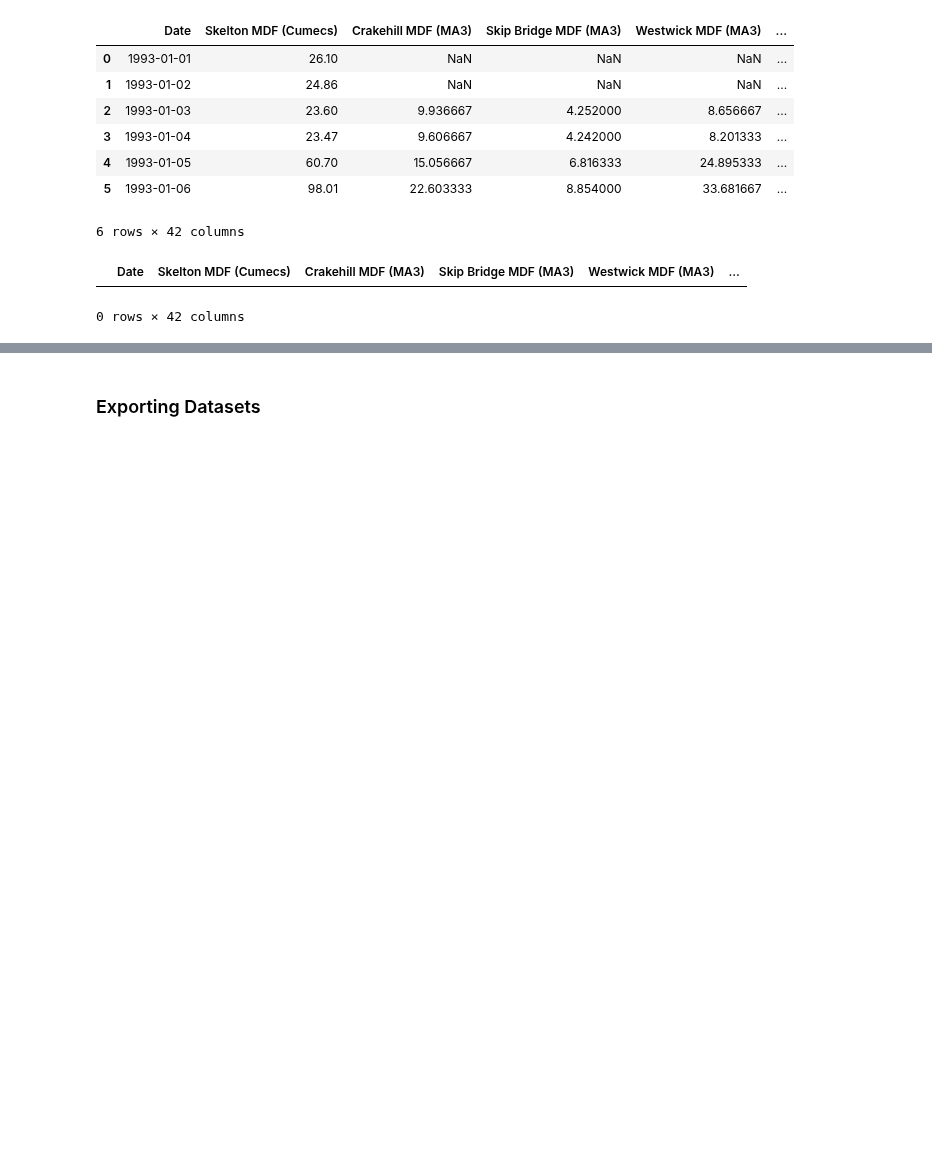
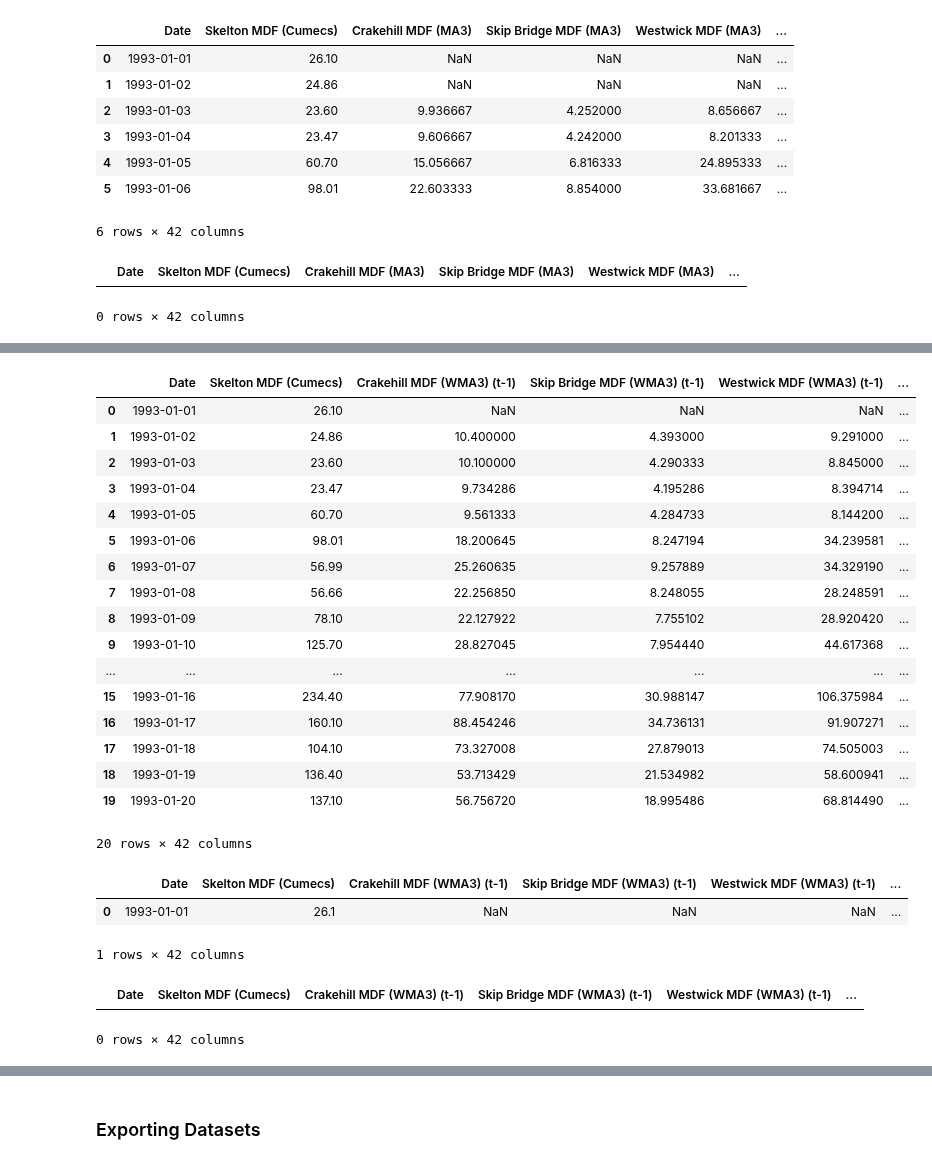
Before and after one commit to mhjp13/small-projects-ai, a Jupyter notebook: cob107/cw2/Data-Processing.ipynb, the cells around one changed output, grey strips where cells are left out. Cells and saved outputs as stored; diff of their text form; code cells hidden in the pictures; blank space fills up the shorter version.

```diff
--- a/cob107/cw2/Data-Processing.ipynb
+++ b/cob107/cw2/Data-Processing.ipynb
@@ -502,0 +688,6 @@ moving_avg_df[moving_avg_df.isna().any(axis=1)]
+# %%
+# Creating lagged weighted moving averages
+lagged_wma_df = pd.DataFrame()
+lagged_wma_df["Date"] = weighted_ma_df["Date"]
+lagged_wma_df[flow_cols[-1]] = weighted_ma_df[flow_cols[-1]]
+lagged_wma_df.head(20)
@@ -502,0 +712,45 @@ moving_avg_df[moving_avg_df.isna().any(axis=1)]
+# %%
+# Lagging weighted moving averages
+w_mdf_cols = list(weighted_ma_df.columns[2:22])
+w_drt_cols = list(weighted_ma_df.columns[22:])
+
+for col in w_mdf_cols:
+    col_name = col + f" (t-1)"
+    lagged_wma_df[col_name] = weighted_ma_df[col].shift(1)
+
+for col in w_drt_cols:
+    col_name = col + f" (t-1)"
+    lagged_wma_df[col_name] = weighted_ma_df[col].shift(1)
+
+lagged_wma_df.head(20)
+# %% [output]
+|  | Date | Skelton MDF (Cumecs) | Crakehill MDF (WMA3) (t-1) | Skip Bridge MDF (WMA3) (t-1) | Westwick MDF (WMA3) (t-1) | ... |
+| 0 | 1993-01-01 | 26.10 | NaN | NaN | NaN | ... |
+| 1 | 1993-01-02 | 24.86 | 10.400000 | 4.393000 | 9.291000 | ... |
+| 2 | 1993-01-03 | 23.60 | 10.100000 | 4.290333 | 8.845000 | ... |
+| 3 | 1993-01-04 | 23.47 | 9.734286 | 4.195286 | 8.394714 | ... |
+| 4 | 1993-01-05 | 60.70 | 9.561333 | 4.284733 | 8.144200 | ... |
+| 5 | 1993-01-06 | 98.01 | 18.200645 | 8.247194 | 34.239581 | ... |
+| 6 | 1993-01-07 | 56.99 | 25.260635 | 9.257889 | 34.329190 | ... |
+| 7 | 1993-01-08 | 56.66 | 22.256850 | 8.248055 | 28.248591 | ... |
+| 8 | 1993-01-09 | 78.10 | 22.127922 | 7.755102 | 28.920420 | ... |
+| 9 | 1993-01-10 | 125.70 | 28.827045 | 7.954440 | 44.617368 | ... |
+| ... | ... | ... | ... | ... | ... | ... |
+| 15 | 1993-01-16 | 234.40 | 77.908170 | 30.988147 | 106.375984 | ... |
+| 16 | 1993-01-17 | 160.10 | 88.454246 | 34.736131 | 91.907271 | ... |
+| 17 | 1993-01-18 | 104.10 | 73.327008 | 27.879013 | 74.505003 | ... |
+| 18 | 1993-01-19 | 136.40 | 53.713429 | 21.534982 | 58.600941 | ... |
+| 19 | 1993-01-20 | 137.10 | 56.756720 | 18.995486 | 68.814490 | ... |
+20 rows × 42 columns
+# %%
+lagged_wma_df[lagged_wma_df.isna().any(1)]
+# %% [output]
+|  | Date | Skelton MDF (Cumecs) | Crakehill MDF (WMA3) (t-1) | Skip Bridge MDF (WMA3) (t-1) | Westwick MDF (WMA3) (t-1) | ... |
+| 0 | 1993-01-01 | 26.1 | NaN | NaN | NaN | ... |
+1 rows × 42 columns
+# %%
+lagged_wma_df.dropna(how="any", inplace=True)
+lagged_wma_df[lagged_wma_df.isna().any(1)]
+# %% [output]
+|  | Date | Skelton MDF (Cumecs) | Crakehill MDF (WMA3) (t-1) | Skip Bridge MDF (WMA3) (t-1) | Westwick MDF (WMA3) (t-1) | ... |
+0 rows × 42 columns
```
Also changed, not shown: parts of 20 cells of this notebook, 5 other files.
